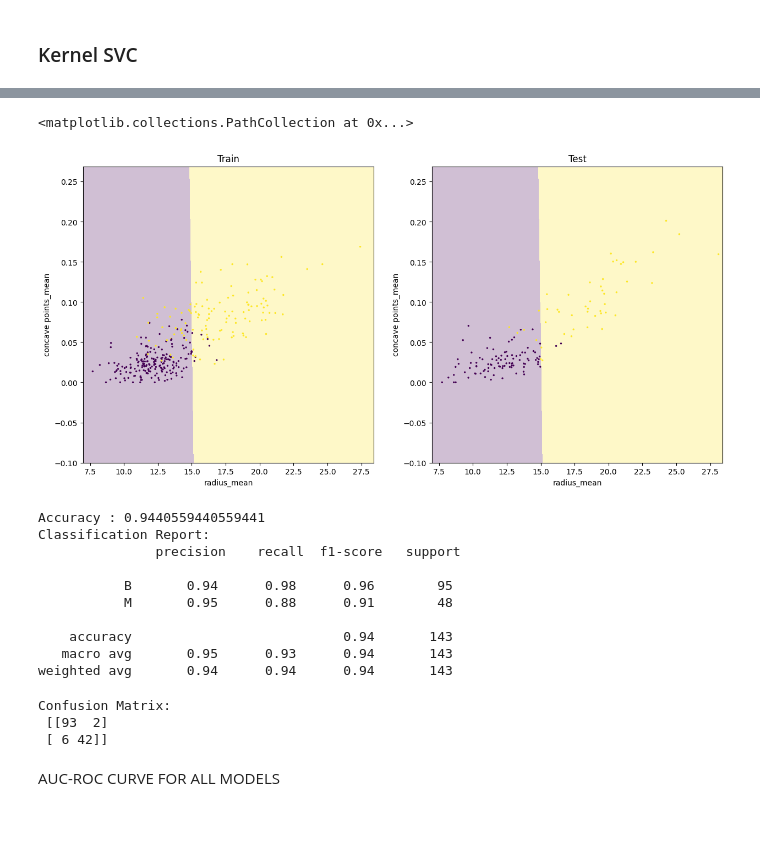
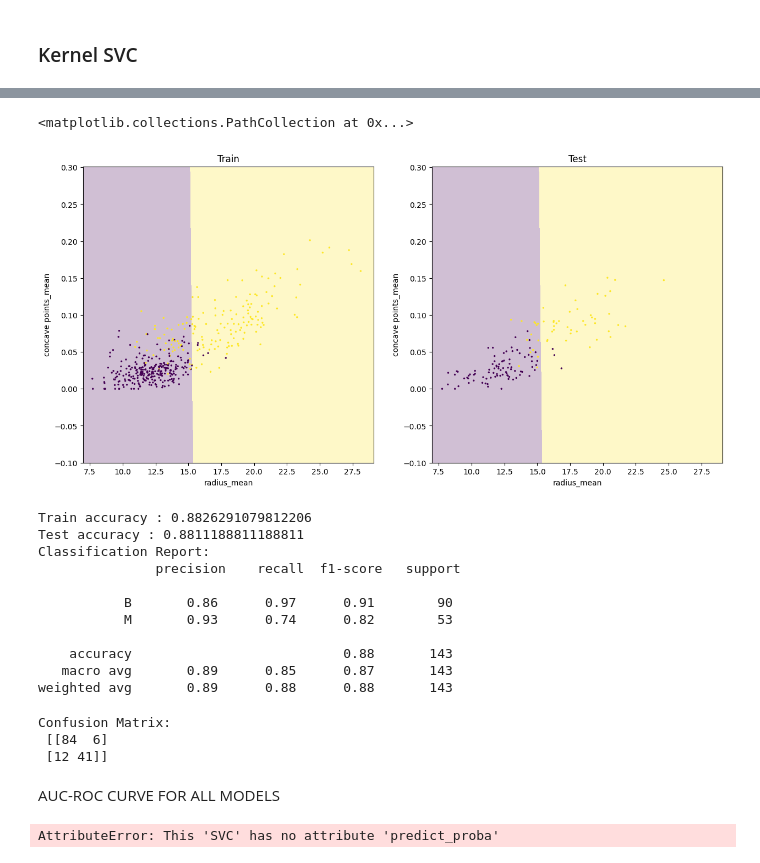
Before and after one commit to LeonardoMicheluz/progettoHealth, a Jupyter notebook: index_Micheluz.ipynb, the cells around one changed output, grey strips where cells are left out. Saved outputs shown, nothing was run; the diff lists cells and outputs as text; code cells hidden in the pictures; blank space fills up the shorter version.

```diff
--- a/index_Micheluz.ipynb
+++ b/index_Micheluz.ipynb
@@ -485,5 +515,0 @@ Accuracy: 0.9300699300699301
-# %%
-knn_1= KNeighborsClassifier(21) # k = 21
-knn_1.fit(X_train, y_train)
-pred1=knn_1.predict(X_test)
-print(knn_1.score(X_test, y_test))
@@ -658,0 +647,17 @@ ax[1].legend()
+# %%
+knn_parameters = {
+  "kernel" : ["rbf"],
+  "C" : [0.001, 1, 10, 20, 50, 100, 120, 150],
+  "random_state" : [rs]
+}
+
+ksvc_search = GridSearchCV(
+  SVC(),
+  param_grid=knn_parameters,
+  cv=5,
+  scoring=["accuracy", "f1"],
+  return_train_score=True,
+  refit="accuracy",
+)
+ksvc_search.fit(X_train, y_train)
+ksvc_search_results = pd.DataFrame(ksvc_search.cv_results_)
@@ -659,78 +695,79 @@ ax[1].legend()
 # %%
-# selecting C=20
-ksvc = SVC(kernel='rbf', C=20, probability=True, random_state=rs)
-ksvc = ksvc.fit(_X_train, _y_train)
-ksvc_pred = ksvc.predict(X_test)
+# selecting C=50
+ksvc = ksvc_search.best_estimator_
 
 # Create a mesh to plot the decision boundary
 _, ax = plt.subplots(1,2, figsize=(15,7))
-x_min, x_max = _X_train.loc[:, 'radius_mean'].min(), _X_train.loc[:, 'radius_mean'].max() + 1
-y_min, y_max = _X_train.loc[:, 'concave points_mean'].min() - 0.1, _X_train.loc[:, 'concave points_mean'].max() + 0.1
+x_min, x_max = X_train.loc[:, 'radius_mean'].min(), X_train.loc[:, 'radius_mean'].max() + 1
+y_min, y_max = X_train.loc[:, 'concave points_mean'].min() - 0.1, X_train.loc[:, 'concave points_mean'].max() + 0.1
 ax[0].set(xlim=(x_min, x_max), ylim=(y_min, y_max))
 ax[1].set(xlim=(x_min, x_max), ylim=(y_min, y_max))
 
 DecisionBoundaryDisplay.from_estimator(
   estimator=ksvc,
-  X=_X_train,
+  X=X_train,
   ax=ax[0],
   response_method="predict",
   plot_method='pcolormesh',
   alpha=0.25,
   grid_resolution=1000
 )
 ax[0].set_title("Train")
 ax[0].scatter(
-  _X_train.loc[:, 'radius_mean'],
-  _X_train.loc[:, 'concave points_mean'],
+  X_train.loc[:, 'radius_mean'],
+  X_train.loc[:, 'concave points_mean'],
   s=2,
-  c=_y_train,
+  c=y_train,
 )
 
 DecisionBoundaryDisplay.from_estimator(
   estimator=ksvc,
-  X=_X_train,
+  X=X_train,
   ax=ax[1],
   response_method="predict",
   plot_method='pcolormesh',
   alpha=0.25,
   grid_resolution=1000
 )
 ax[1].set_title("Test")
 ax[1].scatter(
   X_test.loc[:, 'radius_mean'],
   X_test.loc[:, 'concave points_mean'],
   s=2,
   c=y_test,
 )
 # %% [output]
 <matplotlib.collections.PathCollection at 0x...>
-[figure, old version]
+[figure, new version]
 # %%
 # Evaluating the model
 
 # Classification report
-print(f"Accuracy : {ksvc.score(X_test, y_test)}")
-report = classification_report(y_test, ksvc_pred, target_names=["B", "M"])
+ksvc_test_predictions = ksvc.predict(X_test)
+print(f"Train accuracy : {ksvc.score(X_train, y_train)}")
+print(f"Test accuracy : {ksvc.score(X_test, y_test)}")
+report = classification_report(y_test, ksvc_test_predictions, target_names=["B", "M"])
 print("Classification Report:\n", report)
 # %% [output]
-Accuracy : 0.9440559440559441
+Train accuracy : 0.8826291079812206
+Test accuracy : 0.8811188811188811
 Classification Report:
                precision    recall  f1-score   support
 
-           B       0.94      0.98      0.96        95
-           M       0.95      0.88      0.91        48
+           B       0.86      0.97      0.91        90
+           M       0.93      0.74      0.82        53
 
-    accuracy                           0.94       143
-   macro avg       0.95      0.93      0.94       143
-weighted avg       0.94      0.94      0.94       143
+    accuracy                           0.88       143
+   macro avg       0.89      0.85      0.87       143
+weighted avg       0.89      0.88      0.88       143
 # %%
 # Confusion Matrix
-conf_matrix_ksvc = confusion_matrix(y_test, ksvc_pred)
+conf_matrix_ksvc = confusion_matrix(y_test, ksvc_test_predictions)
 print("Confusion Matrix:\n", conf_matrix_ksvc)
 # %% [output]
 Confusion Matrix:
- [[93  2]
- [ 6 42]]
+ [[84  6]
+ [12 41]]
 # %% [markdown]
 AUC-ROC CURVE FOR ALL MODELS
 # %%
@@ -742,7 +779,7 @@ y_proba = clf.predict_proba(X_test)[:,1]
 # Test set probability predictions
 y_prob_decision_tree = dec_tree.predict_proba(trees_test)[:, 1]
 y_prob_random_forest = rf.predict_proba(trees_test)[:, 1]
-y_prob_knn = knn_1.predict_proba(X_test)[:, 1]
+y_prob_knn = knn.predict_proba(X_test)[:, 1]
 y_prob_svc = y_proba
 y_prob_ksvc = ksvc.predict_proba(X_test)[:, 1]
 
@@ -759,6 +796,8 @@ auc_random_forest = roc_auc_score(y_test, y_prob_random_forest)
 auc_knn = roc_auc_score(y_test, y_prob_knn)
 auc_svc = roc_auc_score(y_test, y_prob_svc)
 auc_kernel_svc = roc_auc_score(y_test, y_prob_ksvc)
+# %% [output]
+AttributeError: This 'SVC' has no attribute 'predict_proba'
 # %%
 # Plotting the ROC curve
 plt.figure()
```
Also changed, not shown: parts of 35 cells of this notebook, 2 other files.
